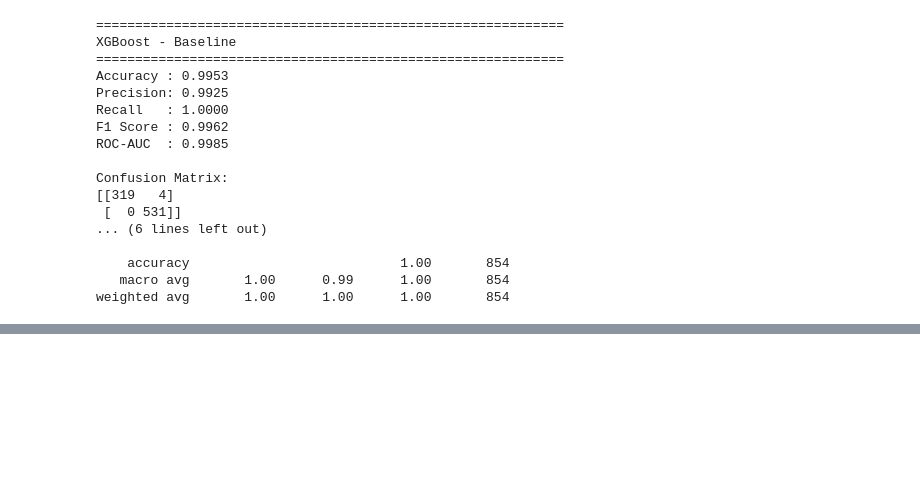
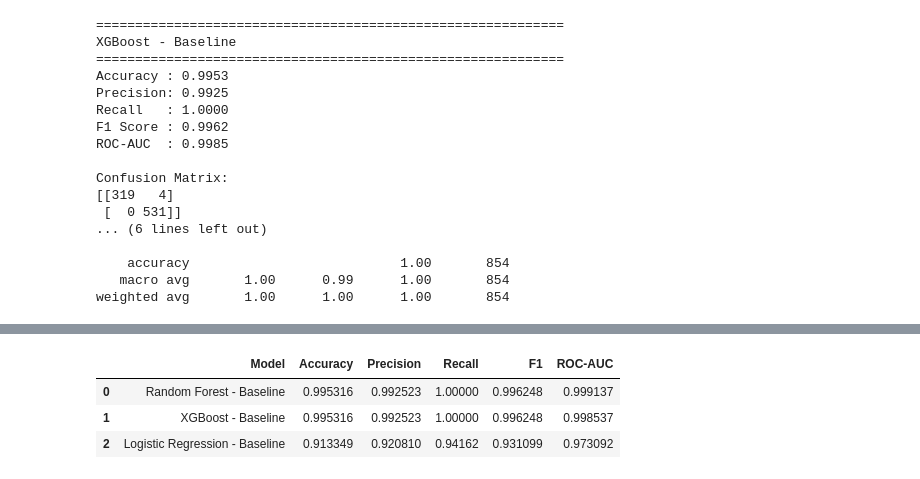
Before and after one commit to EmanQazii/loan-approval-prediction-model, a Jupyter notebook: notebooks/Loan_Approval_Prediction.ipynb, the cells around one changed output, grey strips where cells are left out. Saved outputs shown, nothing was run; the diff lists cells and outputs as text; code cells hidden in the pictures; blank space fills up the shorter version.

```diff
--- a/notebooks/Loan_Approval_Prediction.ipynb
+++ b/notebooks/Loan_Approval_Prediction.ipynb
@@ -1427,0 +1625,74 @@ weighted avg       1.00      1.00      1.00       854
+# %%
+from pathlib import Path
+import joblib
+MODEL_DIR = Path("../models")
+OUTPUT_DIR = Path("../outputs")
+RESULTS_DIR = OUTPUT_DIR / "results"
+
+MODEL_DIR.mkdir(parents=True, exist_ok=True)
+OUTPUT_DIR.mkdir(parents=True, exist_ok=True)
+RESULTS_DIR.mkdir(parents=True, exist_ok=True)
+
+joblib.dump(
+    logistic_model,
+    MODEL_DIR / "logistic_regression_baseline.pkl"
+)
+
+joblib.dump(
+    rf_model,
+    MODEL_DIR / "random_forest_baseline.pkl"
+)
+
+joblib.dump(
+    xgb_model,
+    MODEL_DIR / "xgboost_baseline.pkl"
+)
+
+joblib.dump(
+    rf_model,
+    MODEL_DIR / "best_random_forest.pkl"
+)
+
+
+final_model_comparison = pd.DataFrame([
+    logistic_results,
+    rf_results,
+    xgb_results
+])
+
+final_model_comparison = final_model_comparison.sort_values(
+    by=["F1", "ROC-AUC"],
+    ascending=False
+).reset_index(drop=True)
+
+
+final_model_comparison.to_csv(
+    RESULTS_DIR / "model_comparison.csv",
+    index=False
+)
+
+rf_cv_summary.to_csv(
+    RESULTS_DIR / "random_forest_cross_validation.csv",
+    index=False
+)
+
+rf_importance.to_csv(
+    RESULTS_DIR / "random_forest_feature_importance.csv",
+    index=False
+)
+
+
+print("Models saved successfully:")
+print(f"   {MODEL_DIR / 'logistic_regression_baseline.pkl'}")
+print(f"   {MODEL_DIR / 'random_forest_baseline.pkl'}")
+print(f"   {MODEL_DIR / 'xgboost_baseline.pkl'}")
+print(f"   {MODEL_DIR / 'best_random_forest.pkl'}")
+
+print("\nResults saved successfully:")
+print(f"   {RESULTS_DIR / 'model_comparison.csv'}")
+print(f"   {RESULTS_DIR / 'random_forest_cross_validation.csv'}")
+print(f"   {RESULTS_DIR / 'random_forest_feature_importance.csv'}")
+
+print("\nFinal Model Comparison:")
+display(final_model_comparison)
+# %% [output]
@@ -1427,0 +1711,4 @@ weighted avg       1.00      1.00      1.00       854
+|  | Model | Accuracy | Precision | Recall | F1 | ROC-AUC |
+| 0 | Random Forest - Baseline | 0.995316 | 0.992523 | 1.00000 | 0.996248 | 0.999137 |
+| 1 | XGBoost - Baseline | 0.995316 | 0.992523 | 1.00000 | 0.996248 | 0.998537 |
+| 2 | Logistic Regression - Baseline | 0.913349 | 0.920810 | 0.94162 | 0.931099 | 0.973092 |
```
Also changed, not shown: parts of 14 cells of this notebook, 8 other files.
